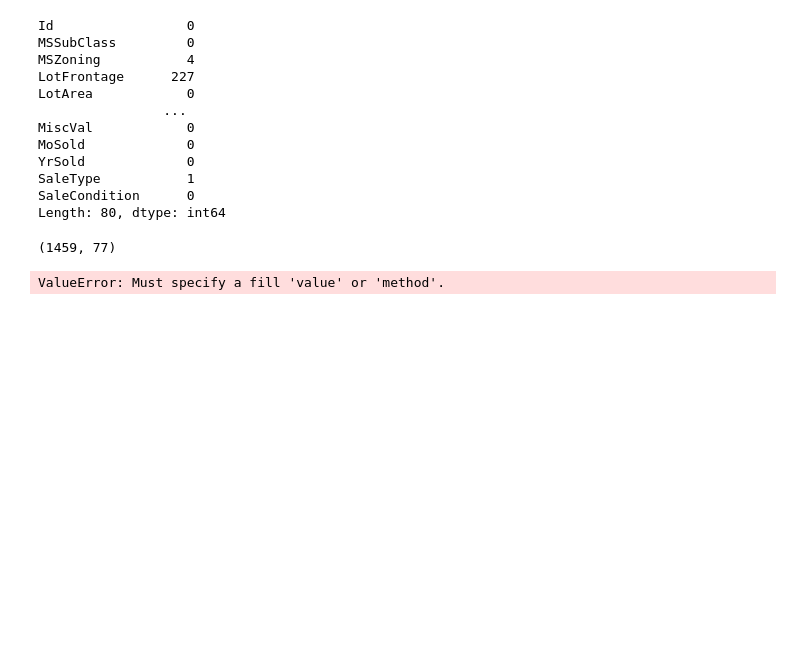
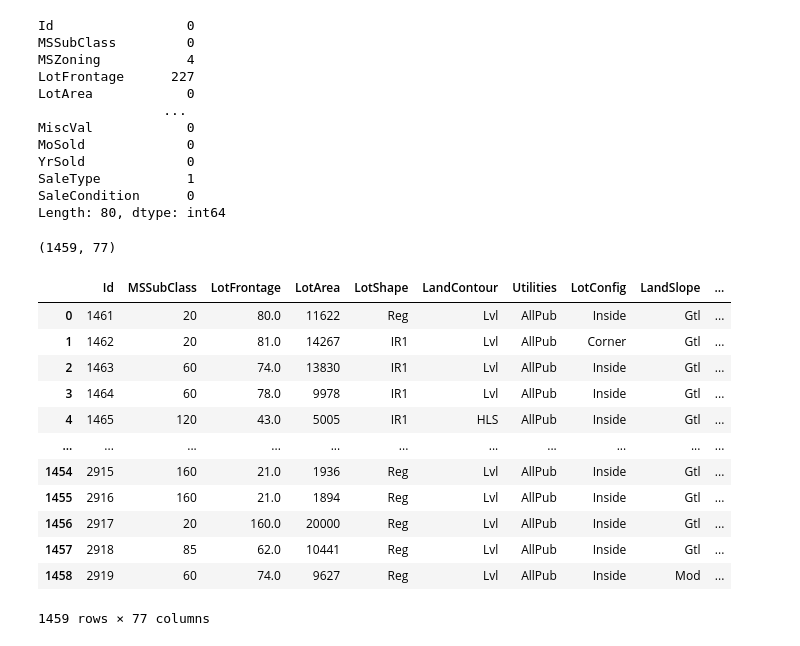
Before and after one commit to DS-Popeye/Data-Cleaning, a Jupyter notebook: House price data cleaning.ipynb, the cells around one changed output. Cells and saved outputs as stored; diff of their text form; code cells hidden in the pictures; blank space fills up the shorter version.

```diff
--- a/House price data cleaning.ipynb
+++ b/House price data cleaning.ipynb
@@ -72,6 +72,20 @@ test1.shape
 # %% [output]
 (1459, 77)
 # %%
-test1 = test1.fillna().
+test1 = test1.fillna("LotFrontage", axis = 0)
-# %% [output]
-ValueError: Must specify a fill 'value' or 'method'.
+# %%
+test1
+# %% [output]
+|  | Id | MSSubClass | LotFrontage | LotArea | LotShape | LandContour | Utilities | LotConfig | LandSlope | ... |
+| 0 | 1461 | 20 | 80.0 | 11622 | Reg | Lvl | AllPub | Inside | Gtl | ... |
+| 1 | 1462 | 20 | 81.0 | 14267 | IR1 | Lvl | AllPub | Corner | Gtl | ... |
+| 2 | 1463 | 60 | 74.0 | 13830 | IR1 | Lvl | AllPub | Inside | Gtl | ... |
+| 3 | 1464 | 60 | 78.0 | 9978 | IR1 | Lvl | AllPub | Inside | Gtl | ... |
+| 4 | 1465 | 120 | 43.0 | 5005 | IR1 | HLS | AllPub | Inside | Gtl | ... |
+| ... | ... | ... | ... | ... | ... | ... | ... | ... | ... | ... |
+| 1454 | 2915 | 160 | 21.0 | 1936 | Reg | Lvl | AllPub | Inside | Gtl | ... |
+| 1455 | 2916 | 160 | 21.0 | 1894 | Reg | Lvl | AllPub | Inside | Gtl | ... |
+| 1456 | 2917 | 20 | 160.0 | 20000 | Reg | Lvl | AllPub | Inside | Gtl | ... |
+| 1457 | 2918 | 85 | 62.0 | 10441 | Reg | Lvl | AllPub | Inside | Gtl | ... |
+| 1458 | 2919 | 60 | 74.0 | 9627 | Reg | Lvl | AllPub | Inside | Mod | ... |
+1459 rows × 77 columns
```
Also changed, not shown: parts of 5 cells of this notebook.
